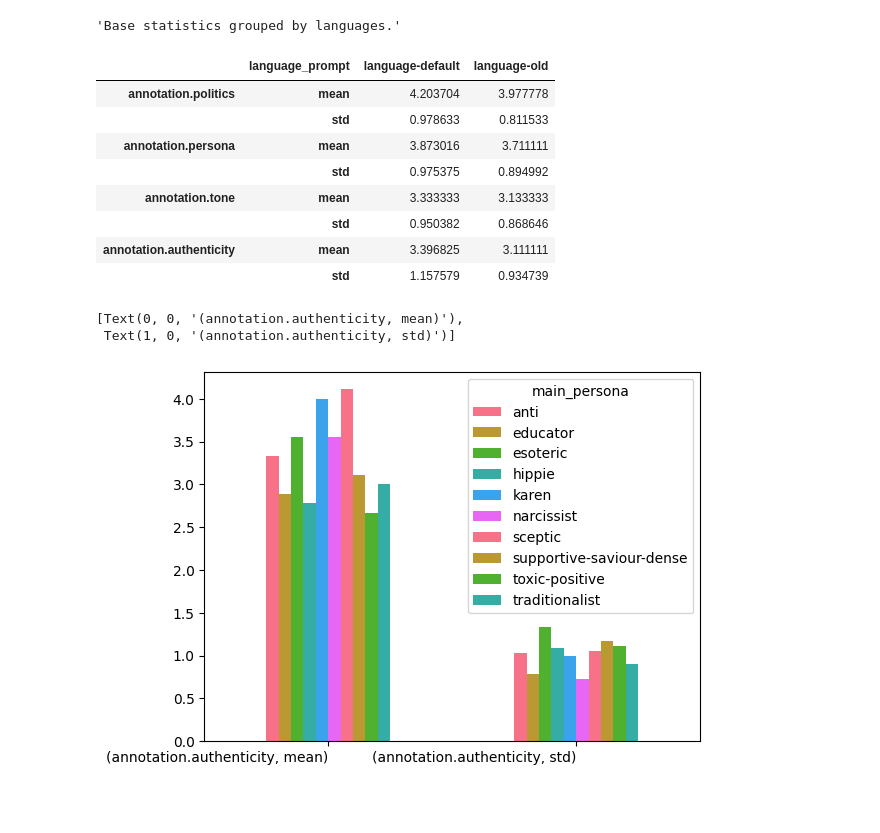
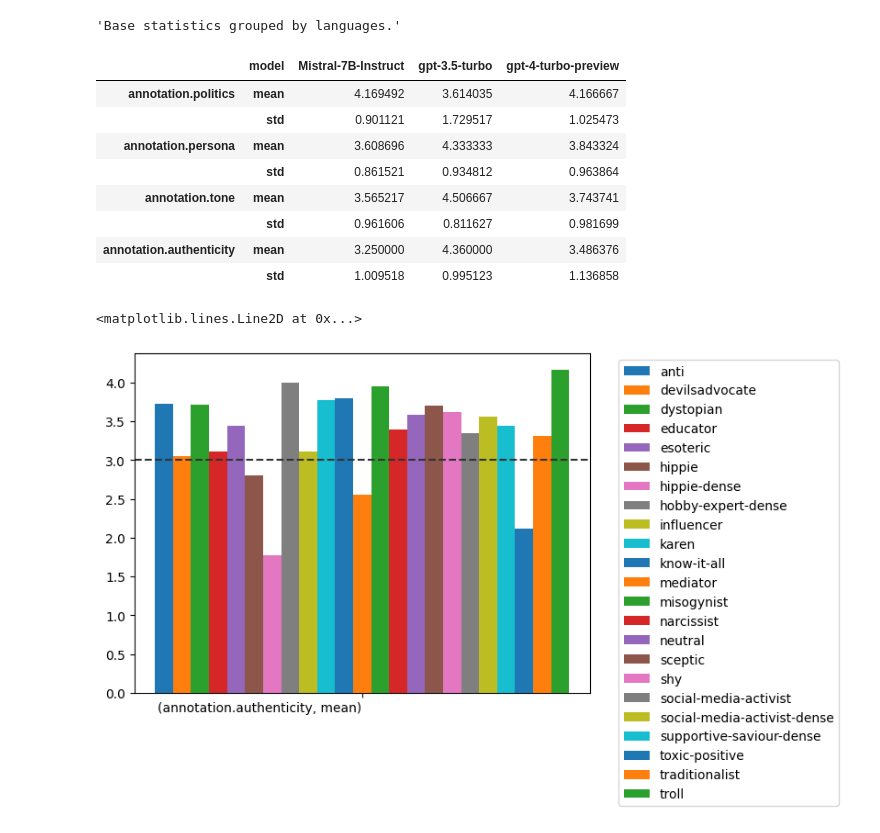
Before and after one commit to JanSt-nobot/TWON-Agents-RCS, a Jupyter notebook: experiments/RCS/0.1-Data-Processing.ipynb, the cells around one changed output. Cells and saved outputs as stored; diff of their text form; code cells hidden in the pictures; blank space fills up the shorter version.

```diff
--- a/experiments/RCS/0.1-Data-Processing.ipynb
+++ b/experiments/RCS/0.1-Data-Processing.ipynb
@@ -14,7 +13,13 @@ OUT_PATH: str = './figures'
 # %%
-raw_samples: List[dict] = [
-    json.load(open(file, 'r'))
-    for file in glob.glob(f'{ANNO_DATA_DIR}/*.json')
-]
+#raw_samples = [
+#    json.load(open(file, 'r'))
+#    for file in glob.glob(f'{ANNO_DATA_DIR}/.json')
+#]
+raw_samples = []
+for filename in glob.glob(ANNO_DATA_DIR + '/*.json'):
+    with open(filename, 'r') as f:
+        file_data = json.load(f)
+        for sample in file_data:
+            raw_samples.append(sample)
 len(raw_samples)
 # %% [output]
@@ -23,6 +28,9 @@ len(raw_samples)
 dataset: pd.DataFrame = (
     pd.json_normalize(raw_samples)
     .set_index('id')
+    .replace({
+        'mistralai/Mistral-7B-Instruct-v0.2': 'Mistral-7B-Instruct'
+    })
 
 )
 #dataset.to_parquet(f'{DATA_OUT_PATH}.full.parquet')
@@ -79,10 +85,11 @@ dataset[:1]
 1 rows × 27 columns
 # %%
 #
+
 display('Base statistics grouped by languages.')
 (
     dataset
-    .groupby('language_prompt', observed=False)
+    .groupby('model', observed=False)
     .describe(percentiles=[])
     .loc[:, (slice(None), ['mean', 'std'])]
     .T
@@ -90,26 +97,31 @@ display('Base statistics grouped by languages.')
 )
 # %% [output]
 'Base statistics grouped by languages.'
-|  | language_prompt | language-default | language-old |
-| annotation.politics | mean | 4.203704 | 3.977778 |
-|  | std | 0.978633 | 0.811533 |
-| annotation.persona | mean | 3.873016 | 3.711111 |
-|  | std | 0.975375 | 0.894992 |
-| annotation.tone | mean | 3.333333 | 3.133333 |
-|  | std | 0.950382 | 0.868646 |
-| annotation.authenticity | mean | 3.396825 | 3.111111 |
-|  | std | 1.157579 | 0.934739 |
+|  | model | Mistral-7B-Instruct | gpt-3.5-turbo | gpt-4-turbo-preview |
+| annotation.politics | mean | 4.169492 | 3.614035 | 4.166667 |
+|  | std | 0.901121 | 1.729517 | 1.025473 |
+| annotation.persona | mean | 3.608696 | 4.333333 | 3.843324 |
+|  | std | 0.861521 | 0.934812 | 0.963864 |
+| annotation.tone | mean | 3.565217 | 4.506667 | 3.743741 |
+|  | std | 0.961606 | 0.811627 | 0.981699 |
+| annotation.authenticity | mean | 3.250000 | 4.360000 | 3.486376 |
+|  | std | 1.009518 | 0.995123 | 1.136858 |
 # %%
+#authenticity bar chart per persona
 ax = (
     dataset
     .groupby('main_persona', observed=False)
     .describe(percentiles=[])
-    .loc[:, ('annotation.authenticity', ['mean', 'std'])]
+    .loc[:, ('annotation.authenticity', ['mean'])]
     .T
-    .plot(kind='bar')
+    .plot(kind='bar', width=5)
 )
+
 ax.set_xticklabels(ax.get_xticklabels(), rotation=0, ha='right')
+ax.legend(bbox_to_anchor=(1.05, 1), loc='upper left')
+
+# Add dashed line at value 3.0 on y-axis
+ax.axhline(y=3.0, color=(0.2, 0.2, 0.2), linestyle='--')
 # %% [output]
-[Text(0, 0, '(annotation.authenticity, mean)'),
- Text(1, 0, '(annotation.authenticity, std)')]
+<matplotlib.lines.Line2D at 0x...>
-[figure, old version]
+[figure, new version]
```
Also changed, not shown: parts of 8 cells of this notebook, 2 other files.
